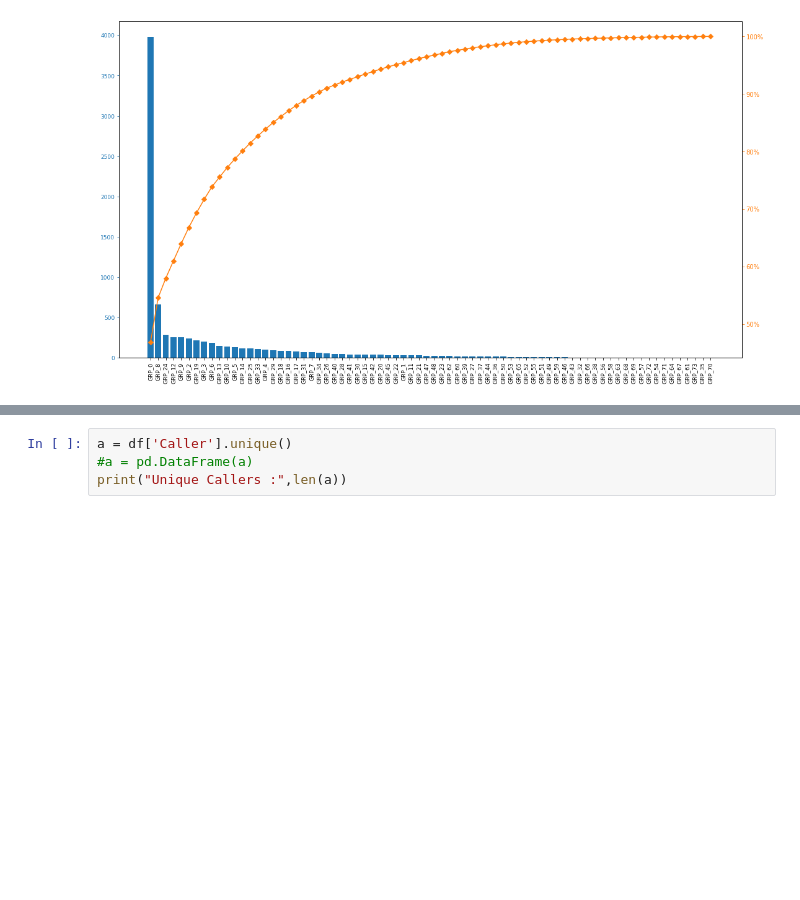
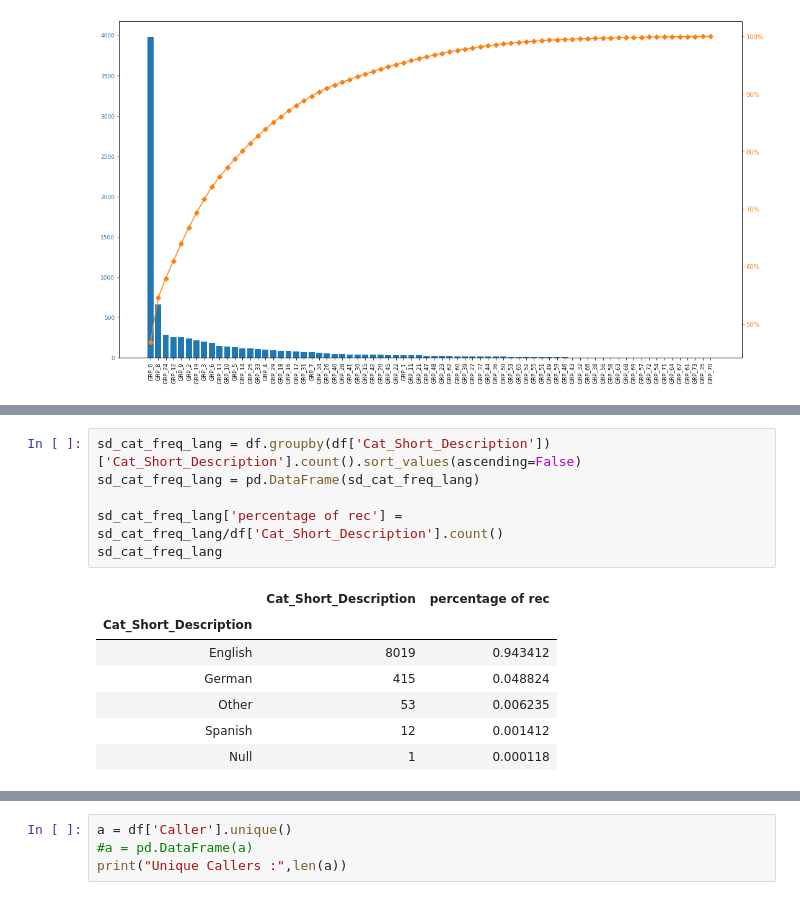
Before and after one commit to Himansu1991/Capstone_NLP_BaseModel, a Jupyter notebook: Capstone_EDA_Inference.ipynb, the cells around one changed output, grey strips where cells are left out. Drawn from its saved outputs; the diff is of its cells as text; blank space fills up the shorter version.

```diff
--- a/Capstone_EDA_Inference.ipynb
+++ b/Capstone_EDA_Inference.ipynb
@@ -251,0 +278,14 @@ plt.show()
+# %%
+sd_cat_freq_lang = df.groupby(df['Cat_Short_Description'])['Cat_Short_Description'].count().sort_values(ascending=False)
+sd_cat_freq_lang = pd.DataFrame(sd_cat_freq_lang)
+
+sd_cat_freq_lang['percentage of rec'] = sd_cat_freq_lang/df['Cat_Short_Description'].count()
+sd_cat_freq_lang
+# %% [output]
+|  | Cat_Short_Description | percentage of rec |
+| Cat_Short_Description |  |  |
+| English | 8019 | 0.943412 |
+| German | 415 | 0.048824 |
+| Other | 53 | 0.006235 |
+| Spanish | 12 | 0.001412 |
+| Null | 1 | 0.000118 |
```
Also changed, not shown: parts of 34 cells of this notebook.
